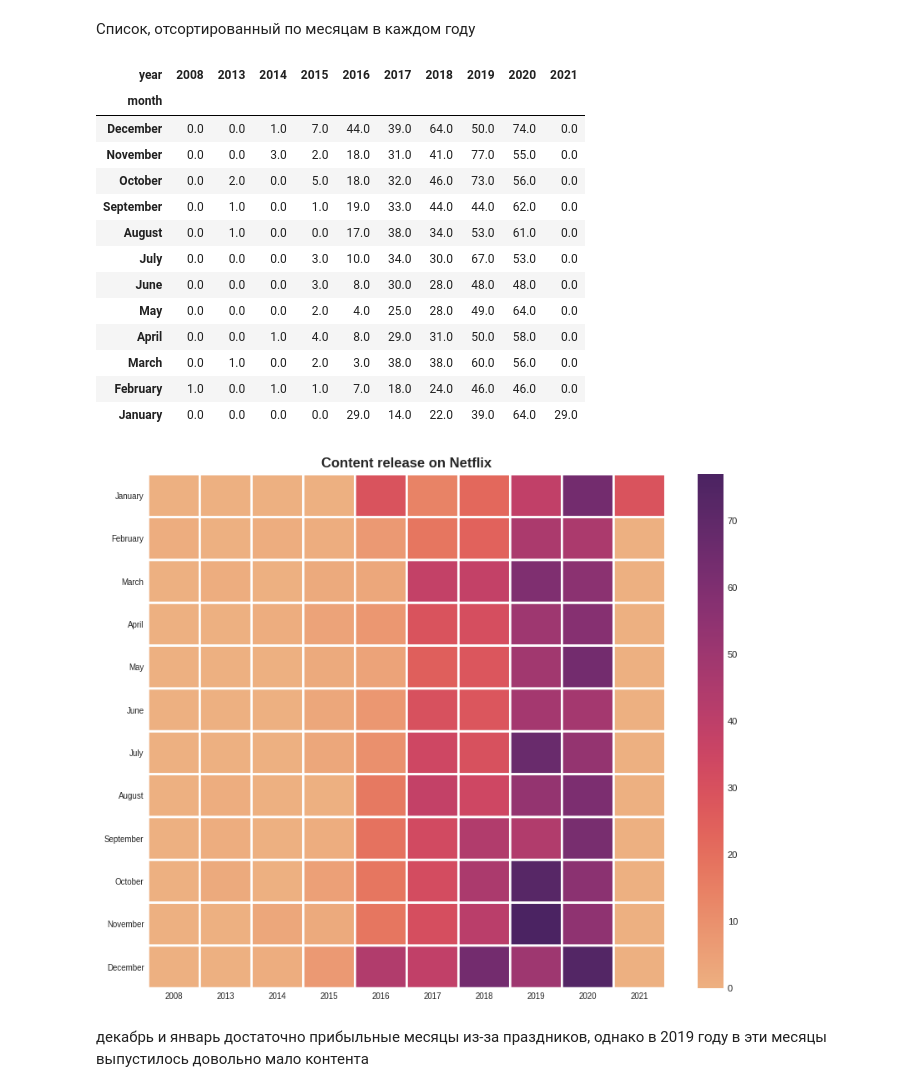
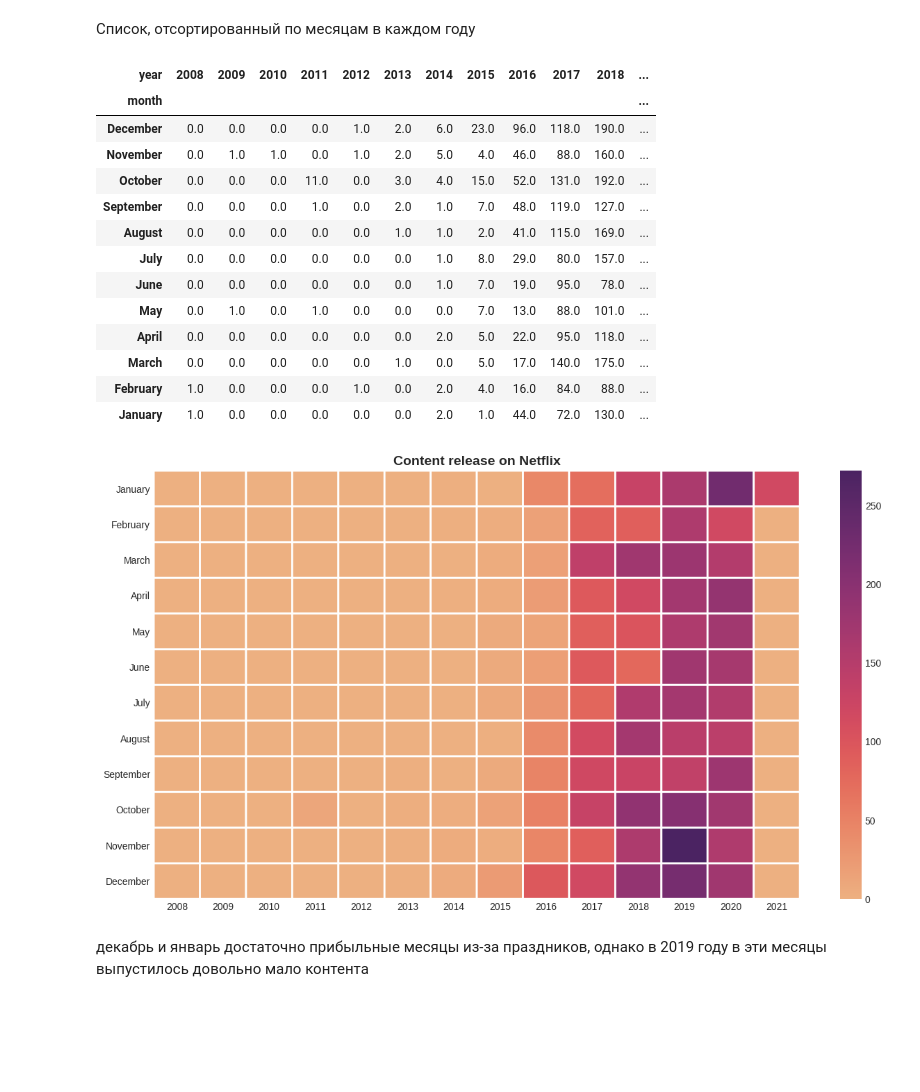
Before and after one commit to AlexaZebra/Coursework, a Jupyter notebook: EDA_Netflix.ipynb, the cells around one changed output. Drawn from its saved outputs; the diff is of its cells as text; code cells hidden in the pictures; blank space fills up the shorter version.

```diff
--- a/EDA_Netflix.ipynb
+++ b/EDA_Netflix.ipynb
@@ -129,7 +126,7 @@ dtype: int64
 # %% [markdown]
 Их всего лишь 10 штук, поэтому их можно удалить
 # %%
-netflix_date = netflix_shows[['date_added']].dropna()
+netflix_date = netflix_overall[['date_added']].dropna()
 netflix_date.isna().sum()
 # %% [output]
 date_added    0
@@ -148,3 +145,13 @@ netflix_date.head()
+# %%
+def get_season(month):
+    if month in ['December', 'January', 'February']:
+        return 'зима'
+    elif month in ['March', 'April', 'May']:
+        return 'весна'
+    elif month in ['June', 'July', 'August']:
+        return 'лето'
+    else:
+        return 'осень'
 # %%
 from datetime import datetime
 from dateutil.parser import parse
@@ -153,5 +160,7 @@ netflix_date['year'] = netflix_date['date_added'].apply(lambda x : x.split(', ')
 netflix_date['month'] = netflix_date['date_added'].apply(lambda x : x.lstrip().split(' ')[0])
 netflix_date['day'] = netflix_date['date_added'].apply(lambda x : x.split()[1].rstrip(','))
 netflix_date['weekday'] = netflix_date['date_added'].apply(lambda x: parse(str(x)).strftime("%A"))
+netflix_date['season'] = netflix_date['month'].apply(get_season)
+
 netflix_date.head()
 # %% [output]
@@ -188,32 +197,32 @@ month_order = ['January', 'February', 'March', 'April', 'May', 'June', 'July', '
 df = netflix_date.groupby('year')['month'].value_counts().unstack().fillna(0)[month_order].T
 df
 # %% [output]
-| year | 2008 | 2013 | 2014 | 2015 | 2016 | 2017 | 2018 | 2019 | 2020 | 2021 |
-| month |  |  |  |  |  |  |  |  |  |  |
-| December | 0.0 | 0.0 | 1.0 | 7.0 | 44.0 | 39.0 | 64.0 | 50.0 | 74.0 | 0.0 |
-| November | 0.0 | 0.0 | 3.0 | 2.0 | 18.0 | 31.0 | 41.0 | 77.0 | 55.0 | 0.0 |
-| October | 0.0 | 2.0 | 0.0 | 5.0 | 18.0 | 32.0 | 46.0 | 73.0 | 56.0 | 0.0 |
-| September | 0.0 | 1.0 | 0.0 | 1.0 | 19.0 | 33.0 | 44.0 | 44.0 | 62.0 | 0.0 |
-| August | 0.0 | 1.0 | 0.0 | 0.0 | 17.0 | 38.0 | 34.0 | 53.0 | 61.0 | 0.0 |
-| July | 0.0 | 0.0 | 0.0 | 3.0 | 10.0 | 34.0 | 30.0 | 67.0 | 53.0 | 0.0 |
-| June | 0.0 | 0.0 | 0.0 | 3.0 | 8.0 | 30.0 | 28.0 | 48.0 | 48.0 | 0.0 |
-| May | 0.0 | 0.0 | 0.0 | 2.0 | 4.0 | 25.0 | 28.0 | 49.0 | 64.0 | 0.0 |
-| April | 0.0 | 0.0 | 1.0 | 4.0 | 8.0 | 29.0 | 31.0 | 50.0 | 58.0 | 0.0 |
-| March | 0.0 | 1.0 | 0.0 | 2.0 | 3.0 | 38.0 | 38.0 | 60.0 | 56.0 | 0.0 |
-| February | 1.0 | 0.0 | 1.0 | 1.0 | 7.0 | 18.0 | 24.0 | 46.0 | 46.0 | 0.0 |
-| January | 0.0 | 0.0 | 0.0 | 0.0 | 29.0 | 14.0 | 22.0 | 39.0 | 64.0 | 29.0 |
+| year | 2008 | 2009 | 2010 | 2011 | 2012 | 2013 | 2014 | 2015 | 2016 | 2017 | 2018 | ... |
+| month |  |  |  |  |  |  |  |  |  |  |  | ... |
+| December | 0.0 | 0.0 | 0.0 | 0.0 | 1.0 | 2.0 | 6.0 | 23.0 | 96.0 | 118.0 | 190.0 | ... |
+| November | 0.0 | 1.0 | 1.0 | 0.0 | 1.0 | 2.0 | 5.0 | 4.0 | 46.0 | 88.0 | 160.0 | ... |
+| October | 0.0 | 0.0 | 0.0 | 11.0 | 0.0 | 3.0 | 4.0 | 15.0 | 52.0 | 131.0 | 192.0 | ... |
+| September | 0.0 | 0.0 | 0.0 | 1.0 | 0.0 | 2.0 | 1.0 | 7.0 | 48.0 | 119.0 | 127.0 | ... |
+| August | 0.0 | 0.0 | 0.0 | 0.0 | 0.0 | 1.0 | 1.0 | 2.0 | 41.0 | 115.0 | 169.0 | ... |
+| July | 0.0 | 0.0 | 0.0 | 0.0 | 0.0 | 0.0 | 1.0 | 8.0 | 29.0 | 80.0 | 157.0 | ... |
+| June | 0.0 | 0.0 | 0.0 | 0.0 | 0.0 | 0.0 | 1.0 | 7.0 | 19.0 | 95.0 | 78.0 | ... |
+| May | 0.0 | 1.0 | 0.0 | 1.0 | 0.0 | 0.0 | 0.0 | 7.0 | 13.0 | 88.0 | 101.0 | ... |
+| April | 0.0 | 0.0 | 0.0 | 0.0 | 0.0 | 0.0 | 2.0 | 5.0 | 22.0 | 95.0 | 118.0 | ... |
+| March | 0.0 | 0.0 | 0.0 | 0.0 | 0.0 | 1.0 | 0.0 | 5.0 | 17.0 | 140.0 | 175.0 | ... |
+| February | 1.0 | 0.0 | 0.0 | 0.0 | 1.0 | 0.0 | 2.0 | 4.0 | 16.0 | 84.0 | 88.0 | ... |
+| January | 1.0 | 0.0 | 0.0 | 0.0 | 0.0 | 0.0 | 2.0 | 1.0 | 44.0 | 72.0 | 130.0 | ... |
 # %%
-plt.figure( figsize=(10,8))
+plt.figure( figsize=(15,8))
 plt.pcolor(df, cmap = 'flare', edgecolors = 'white', linewidths = 2)
-plt.xticks(np.arange(0.5, len(df.columns), 1), df.columns, fontsize = 7)
-plt.yticks(np.arange(0.5, len(df.index), 1), df.index, fontsize = 7)
+plt.xticks(np.arange(0.5, len(df.columns), 1), df.columns, fontsize = 10)
+plt.yticks(np.arange(0.5, len(df.index), 1), df.index, fontsize = 10)
 
-plt.title('Сontent release on Netflix', fontsize = 12, fontweight = 'bold')
+plt.title('Сontent release on Netflix', fontsize = 14, fontweight = 'bold')
 cbar = plt.colorbar()
 
-cbar.ax.tick_params(labelsize = 8)
+cbar.ax.tick_params(labelsize = 10)
 plt.show()
 # %% [output]
-[figure, old version]
+[figure, new version]
 # %% [markdown]
 декабрь и январь достаточно прибыльные месяцы из-за праздников, однако в 2019 году в эти месяцы выпустилось довольно мало контента
```
Also changed, not shown: parts of 75 cells of this notebook.
